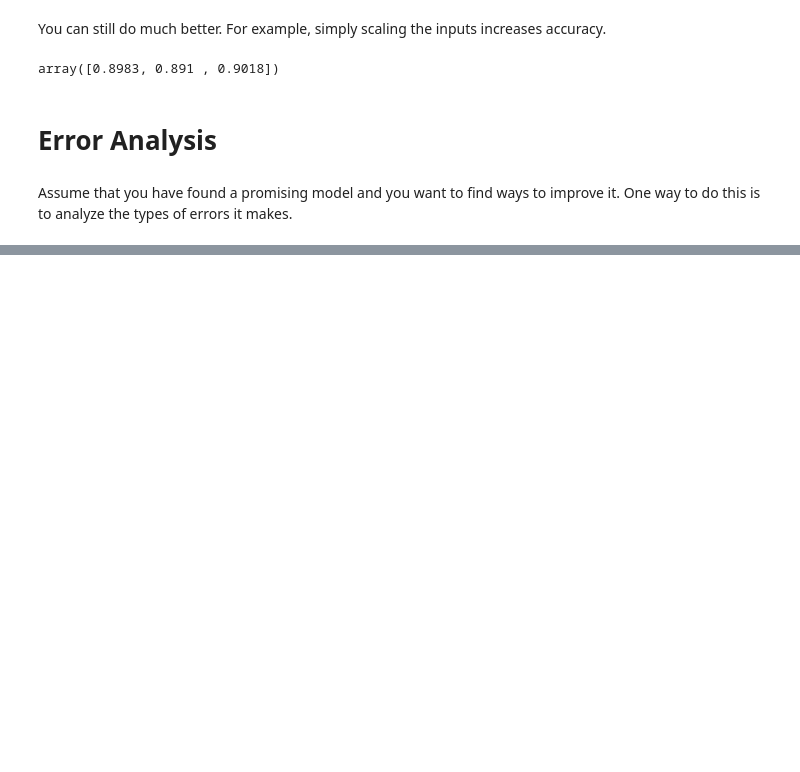
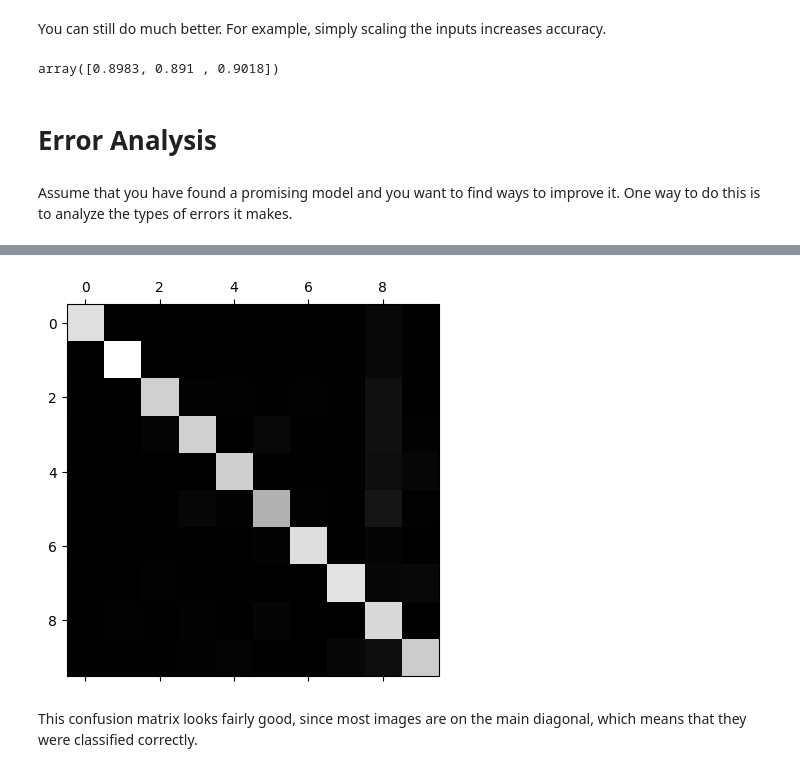
Before and after one commit to yeyechen/hands-on-ML, a Jupyter notebook: chapter3/Chapter3.ipynb, the cells around one changed output, grey strips where cells are left out. Drawn from its saved outputs; the diff is of its cells as text; code cells hidden in the pictures; blank space fills up the shorter version.

```diff
--- a/chapter3/Chapter3.ipynb
+++ b/chapter3/Chapter3.ipynb
@@ -364,0 +377,7 @@ conf_mx
+# %%
+plt.matshow(conf_mx, cmap=plt.cm.gray)
+plt.show()
+# %% [output]
+[figure, added]
+# %% [markdown]
+This confusion matrix looks fairly good, since most images are on the main diagonal, which means that they were classified correctly.
```
Also changed, not shown: parts of 16 cells of this notebook.
